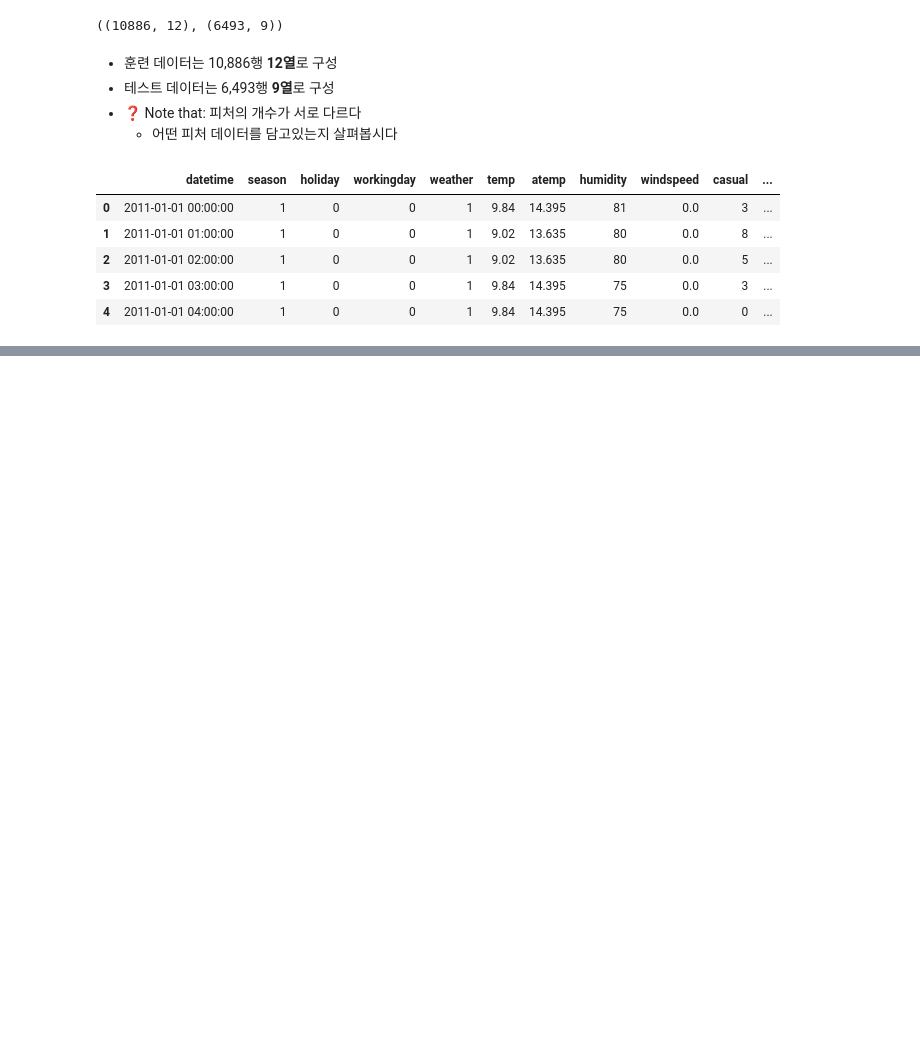
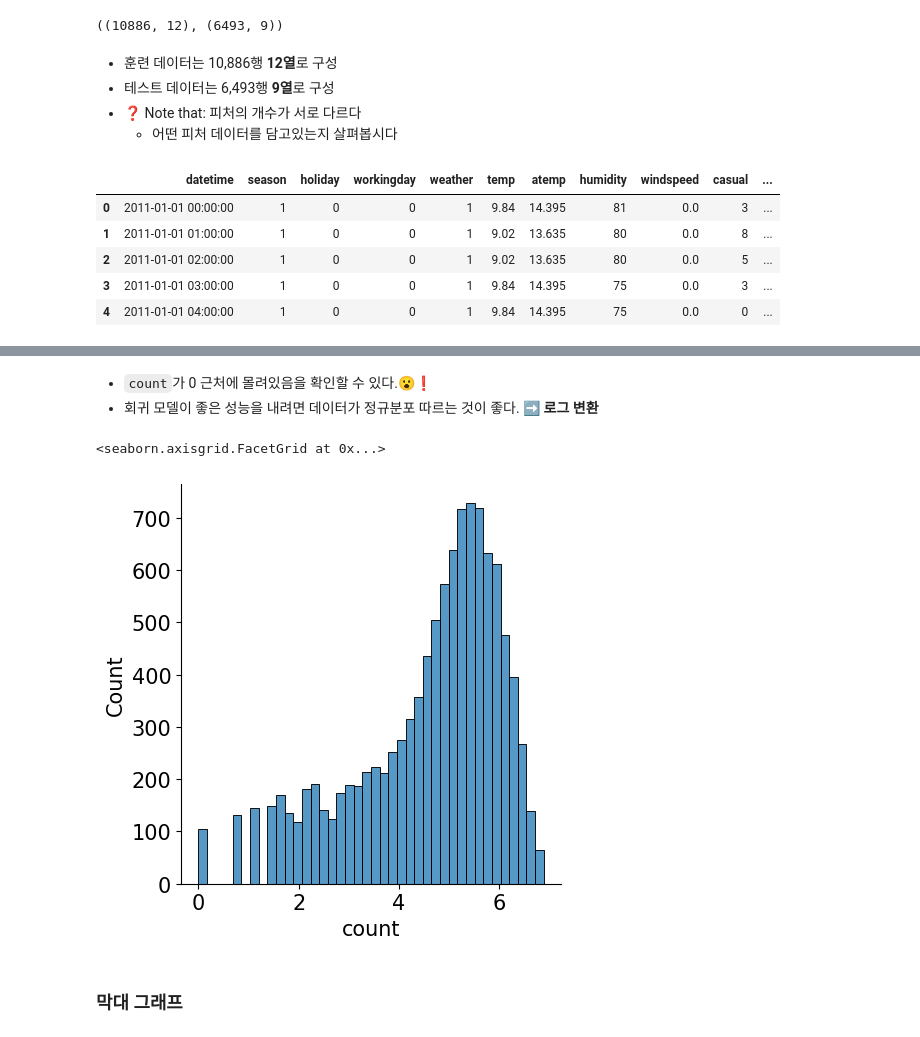
Before and after one commit to park4264/Data-Analysis, a Jupyter notebook: bike-prediction-eda.ipynb, the cells around one changed output, grey strips where cells are left out. Drawn from its saved outputs; the diff is of its cells as text; code cells hidden in the pictures; blank space fills up the shorter version.

```diff
--- a/bike-prediction-eda.ipynb
+++ b/bike-prediction-eda.ipynb
@@ -42,0 +283,10 @@ train.head()
+# %% [markdown]
+-  `count`가 0 근처에 몰려있음을 확인할 수 있다.😮❗
+- 회귀 모델이 좋은 성능을 내려면 데이터가 정규분포 따르는 것이 좋다. ➡️ **로그 변환**
+# %%
+sns.displot(np.log(train['count']))
+# %% [output]
+<seaborn.axisgrid.FacetGrid at 0x...>
+[figure, added]
+# %% [markdown]
+### 막대 그래프
```
Also changed, not shown: parts of 26 cells of this notebook.
